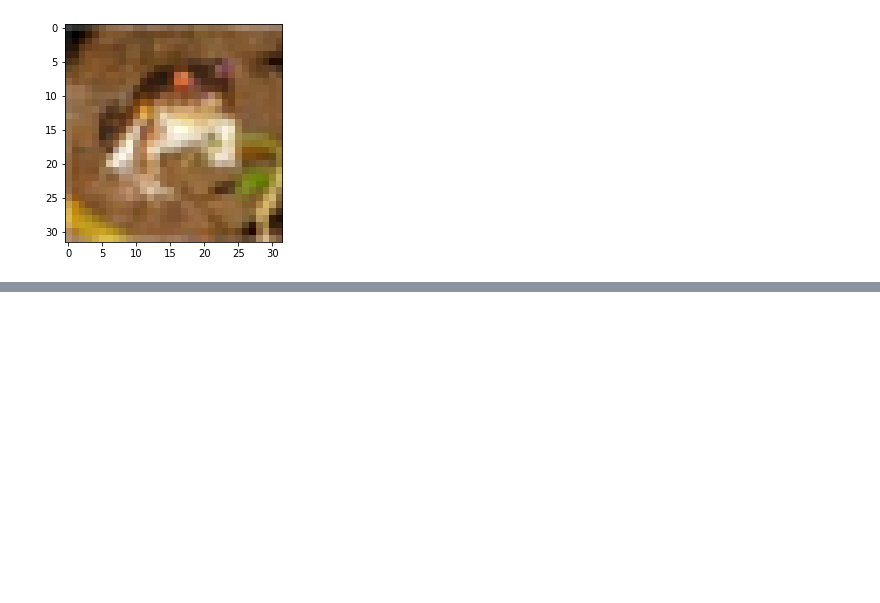
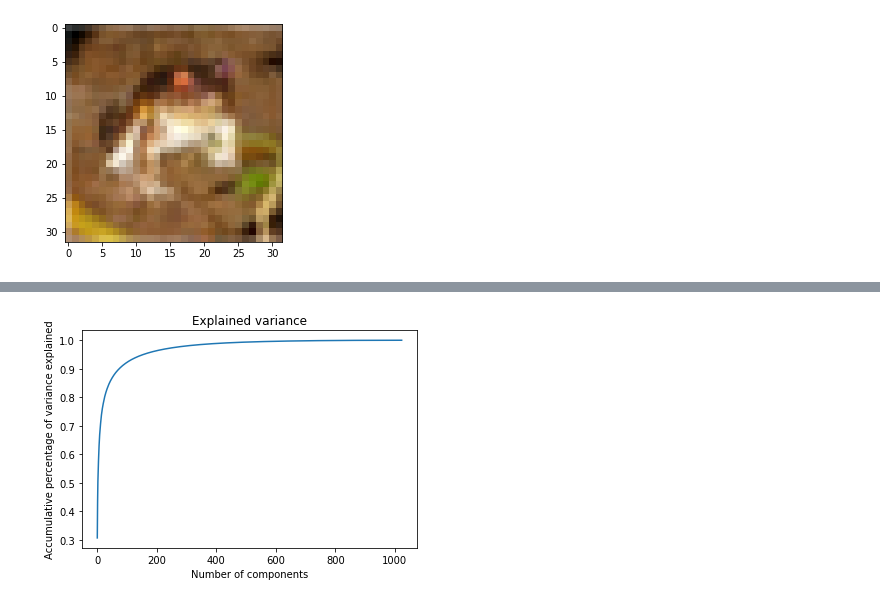
Before and after one commit to EmilyCY/CIFAR10-Image-Classification, a Jupyter notebook: SVM-kfold.ipynb, the cells around one changed output, grey strips where cells are left out. Cells and saved outputs as stored; diff of their text form; code cells hidden in the pictures; blank space fills up the shorter version.

```diff
--- a/SVM-kfold.ipynb
+++ b/SVM-kfold.ipynb
@@ -111,0 +230,13 @@ KeyboardInterrupt:
+# %%
+# feature reduction on extracted features using PCA
+
+from sklearn.decomposition import PCA
+pca = PCA()
+images_pca=pca.fit_transform(rescaled_gray_images)
+plt.plot(np.cumsum(pca.explained_variance_ratio_))
+plt.xlabel('Number of components')
+plt.ylabel('Accumulative percentage of variance explained')
+plt.title('Explained variance')
+plt.show()
+# %% [output]
+[figure, added]
```
Also changed, not shown: parts of 16 cells of this notebook.
